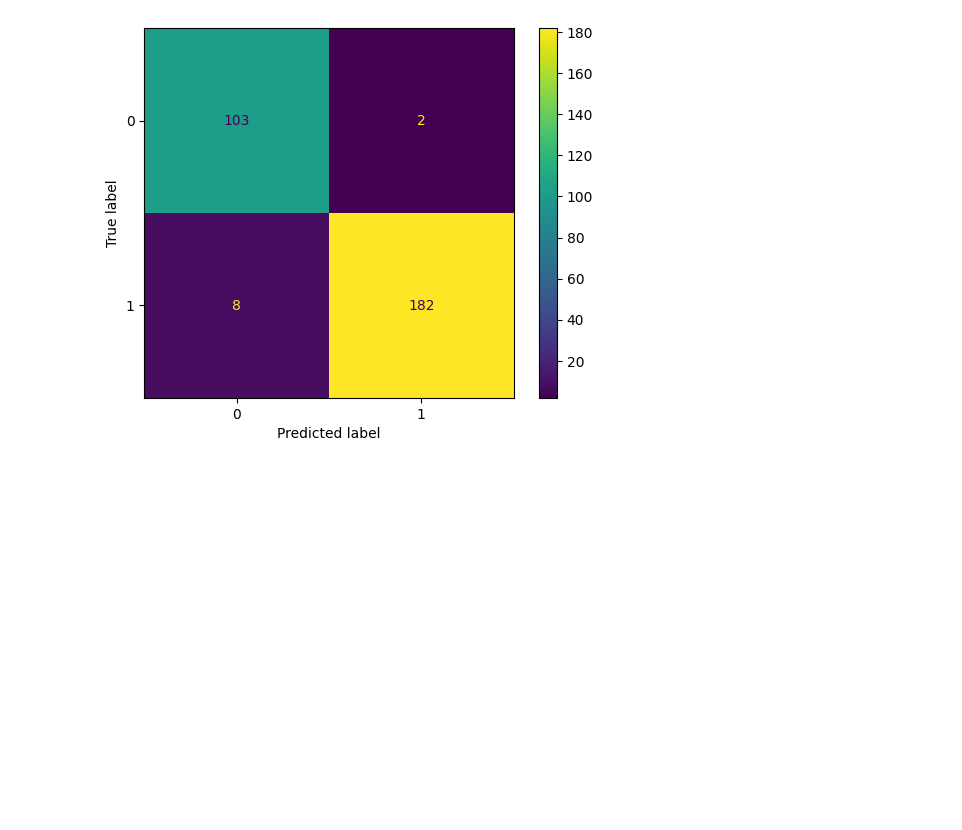
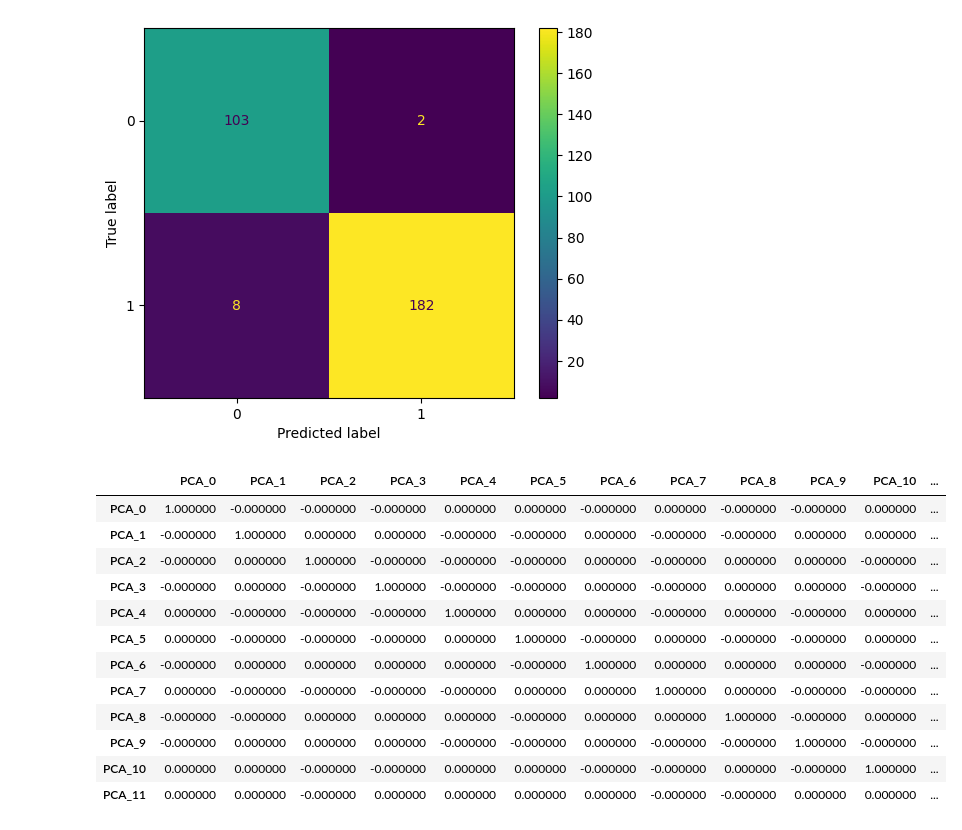
Before and after one commit to karol-pa/Spectra_Classification_Exercises, a Jupyter notebook: exercise.ipynb, the cells around one changed output. Saved outputs shown, nothing was run; the diff lists cells and outputs as text; code cells hidden in the pictures; blank space fills up the shorter version.

```diff
--- a/exercise.ipynb
+++ b/exercise.ipynb
@@ -125,0 +168,17 @@ roc_auc:  0.969423558897243
+# %%
+corr = X_train_scaled_pca.corr()
+corr.style.background_gradient(cmap='coolwarm')
+# %% [output]
+|  | PCA_0 | PCA_1 | PCA_2 | PCA_3 | PCA_4 | PCA_5 | PCA_6 | PCA_7 | PCA_8 | PCA_9 | PCA_10 | ... |
+| PCA_0 | 1.000000 | -0.000000 | -0.000000 | -0.000000 | 0.000000 | 0.000000 | -0.000000 | 0.000000 | -0.000000 | -0.000000 | 0.000000 | ... |
+| PCA_1 | -0.000000 | 1.000000 | 0.000000 | 0.000000 | -0.000000 | -0.000000 | 0.000000 | -0.000000 | -0.000000 | 0.000000 | 0.000000 | ... |
+| PCA_2 | -0.000000 | 0.000000 | 1.000000 | -0.000000 | -0.000000 | -0.000000 | 0.000000 | -0.000000 | 0.000000 | 0.000000 | -0.000000 | ... |
+| PCA_3 | -0.000000 | 0.000000 | -0.000000 | 1.000000 | -0.000000 | -0.000000 | 0.000000 | -0.000000 | 0.000000 | 0.000000 | -0.000000 | ... |
+| PCA_4 | 0.000000 | -0.000000 | -0.000000 | -0.000000 | 1.000000 | 0.000000 | 0.000000 | -0.000000 | 0.000000 | -0.000000 | 0.000000 | ... |
+| PCA_5 | 0.000000 | -0.000000 | -0.000000 | -0.000000 | 0.000000 | 1.000000 | -0.000000 | 0.000000 | -0.000000 | -0.000000 | 0.000000 | ... |
+| PCA_6 | -0.000000 | 0.000000 | 0.000000 | 0.000000 | 0.000000 | -0.000000 | 1.000000 | 0.000000 | 0.000000 | 0.000000 | -0.000000 | ... |
+| PCA_7 | 0.000000 | -0.000000 | -0.000000 | -0.000000 | -0.000000 | 0.000000 | 0.000000 | 1.000000 | 0.000000 | -0.000000 | -0.000000 | ... |
+| PCA_8 | -0.000000 | -0.000000 | 0.000000 | 0.000000 | 0.000000 | -0.000000 | 0.000000 | 0.000000 | 1.000000 | -0.000000 | 0.000000 | ... |
+| PCA_9 | -0.000000 | 0.000000 | 0.000000 | 0.000000 | -0.000000 | -0.000000 | 0.000000 | -0.000000 | -0.000000 | 1.000000 | -0.000000 | ... |
+| PCA_10 | 0.000000 | 0.000000 | -0.000000 | -0.000000 | 0.000000 | 0.000000 | -0.000000 | -0.000000 | 0.000000 | -0.000000 | 1.000000 | ... |
+| PCA_11 | 0.000000 | 0.000000 | -0.000000 | 0.000000 | 0.000000 | 0.000000 | 0.000000 | -0.000000 | -0.000000 | 0.000000 | 0.000000 | ... |
```
Also changed, not shown: parts of 12 cells of this notebook.
